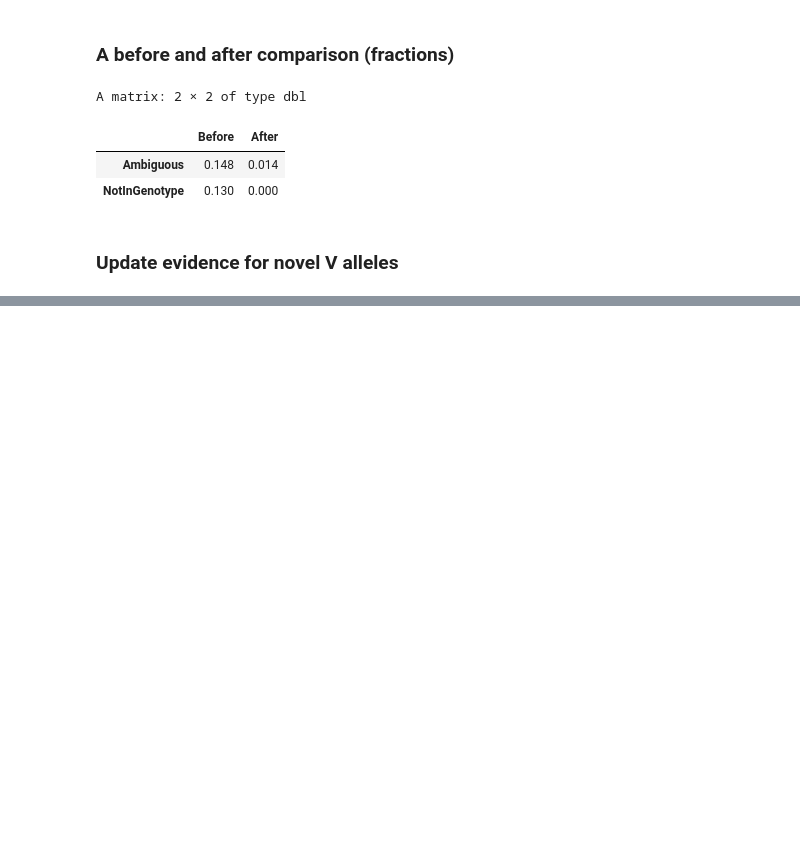
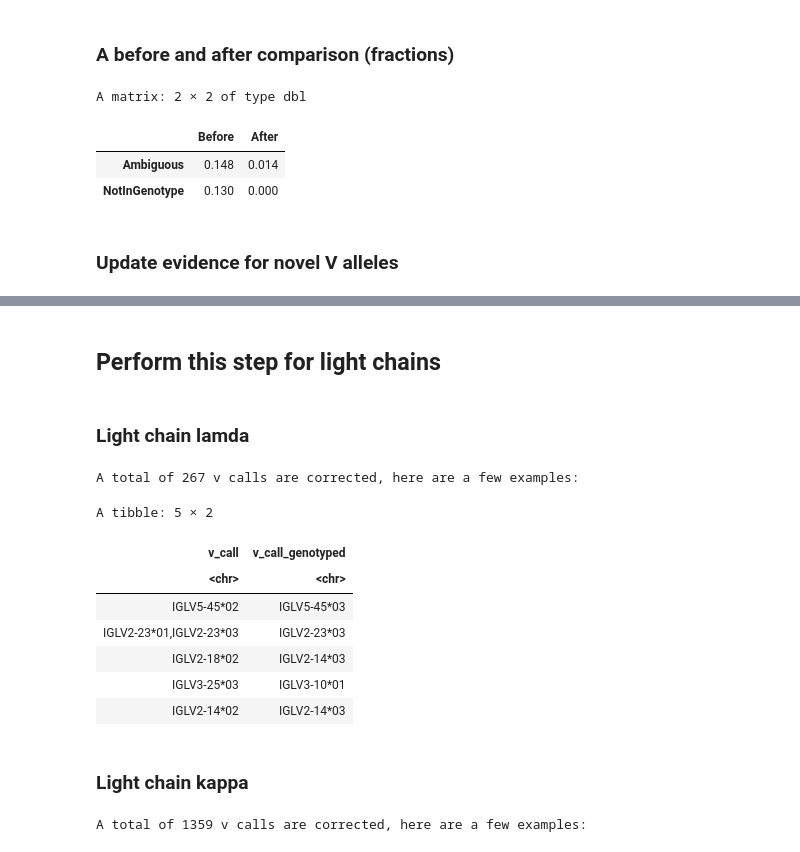
Before and after one commit to yyw-informatics/WASP, a Jupyter notebook: Immcantation_2_Novel_V_gene_alleles_with_TIgGER_in_R.ipynb, the cells around one changed output, grey strips where cells are left out. Saved outputs shown, nothing was run; the diff lists cells and outputs as text; code cells hidden in the pictures; blank space fills up the shorter version.

```diff
--- a/Immcantation_2_Novel_V_gene_alleles_with_TIgGER_in_R.ipynb
+++ b/Immcantation_2_Novel_V_gene_alleles_with_TIgGER_in_R.ipynb
@@ -513,3 +513,32 @@ A tibble: 3 × 45
 | IGHV3-30 | 02_T201C | 106 | 106 | IGHV3-30*02_T201C | IGHV3-30*02 | Cannot distinguish IGHV3-30*02_T2... | 201T>C | CAGGTGCAGCTGGTGGAGTCTGGGGGA...GGC... | ... |
 | IGHV3-33 | 06_G75C_C288T_G301A | 47 | 115 | IGHV3-33*06_G75C_C288T_G301A | IGHV3-33*06 | Novel allele found! | 75G>C,288C>T,301G>A | CAGGTGCAGCTGGTGGAGTCTGGGGGA...GGC... | ... |
 | IGHV3-73 | 01_A59G | 40 | 65 | IGHV3-73*01_A59G | IGHV3-73*01 | Novel allele found! | 59A>G | GAGGTGCAGCTGGTGGAGTCTGGGGGA...GGC... | ... |
+# %% [markdown]
+## Perform this step for light chains
+# %% [markdown]
+### Light chain lamda
+# %%
+ldat_2 <- reassignAlleles(ldat, gtlseq)
+corrected_v_calls_l <- ldat_2 %>% filter(v_call != v_call_genotyped) %>% select(v_call, v_call_genotyped)
+cat('A total of', nrow(corrected_v_calls_l), 'v calls are corrected, here are a few examples:' )
+# %% [output]
+A total of 267 v calls are corrected, here are a few examples:
+# %%
+corrected_v_calls_l %>% sample_n(5)
+# %% [output]
+A tibble: 5 × 2
+| v_call | v_call_genotyped |
+| <chr> | <chr> |
+| IGLV5-45*02 | IGLV5-45*03 |
+| IGLV2-23*01,IGLV2-23*03 | IGLV2-23*03 |
+| IGLV2-18*02 | IGLV2-14*03 |
+| IGLV3-25*03 | IGLV3-10*01 |
+| IGLV2-14*02 | IGLV2-14*03 |
+# %% [markdown]
+### Light chain kappa
+# %%
+kdat_2 <- reassignAlleles(kdat, gtkseq)
+corrected_v_calls_k <- kdat_2 %>% filter(v_call != v_call_genotyped) %>% select(v_call, v_call_genotyped)
+cat('A total of', nrow(corrected_v_calls_k), 'v calls are corrected, here are a few examples:' )
+# %% [output]
+A total of 1359 v calls are corrected, here are a few examples:
```
Also changed, not shown: parts of 6 cells of this notebook.
